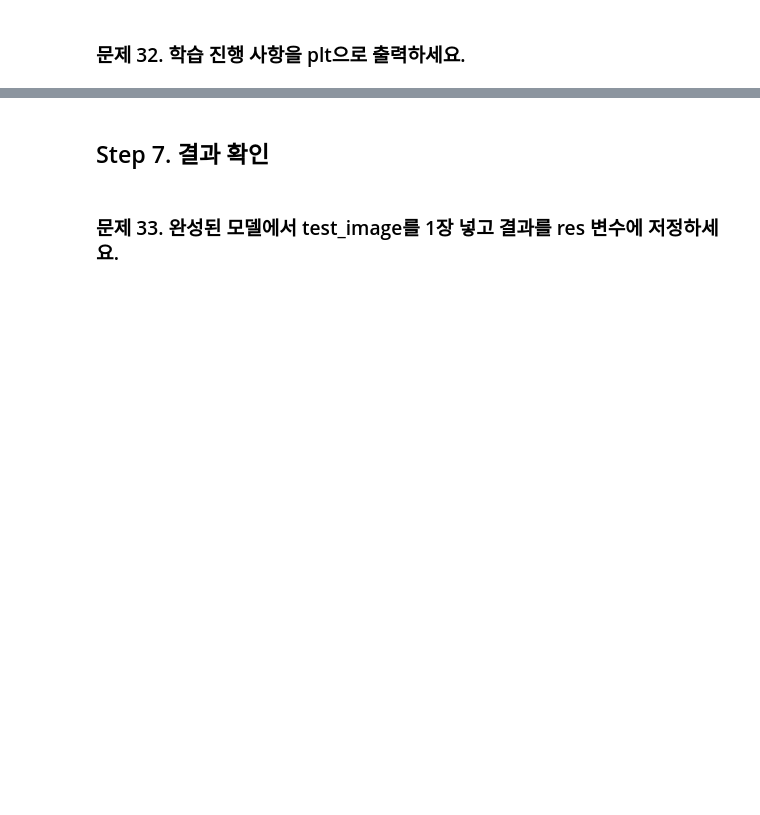
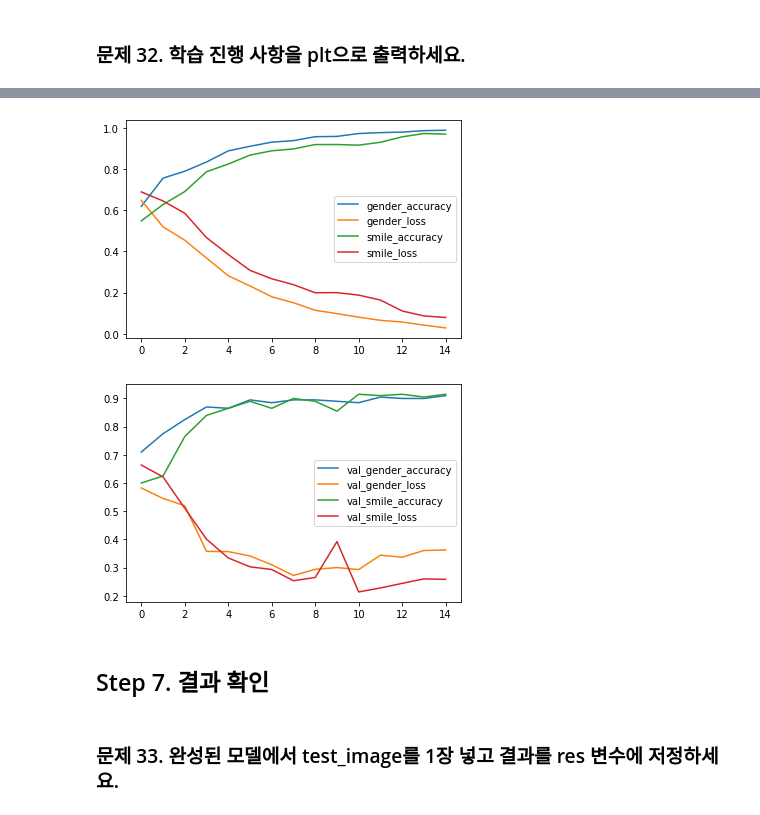
Before and after one commit to sonzwon/TIL_DL, a Jupyter notebook: [practice]Multi_Model_Classification.ipynb, the cells around one changed output, grey strips where cells are left out. Drawn from its saved outputs; the diff is of its cells as text; code cells hidden in the pictures; blank space fills up the shorter version.

```diff
--- a/[practice]Multi_Model_Classification.ipynb
+++ b/[practice]Multi_Model_Classification.ipynb
@@ -599,4 +555,29 @@ plt.show()
+# %%
+# input (배치, 72, 59, 3), output (배치, 2)을 처리할 수 있는 모양의 모델을 작성하세요.
+from tensorflow.keras.layers import Input, Conv2D, MaxPool2D, Flatten, Dense
+from tensorflow.keras.models import Model
+
+def multi_model():
+  inputs = Input(shape=(72,59,3))
+
+  l1 = Conv2D(32, 3, activation='relu')(inputs)
+  l2 = MaxPool2D(2)(l1)
+  l3 = Conv2D(64, 3, activation='relu')(l2)
+  l4 = MaxPool2D(2)(l3)
+  l5 = Conv2D(64, 3, activation='relu')(l4)
+  l6 = MaxPool2D(2)(l5)
+
+  l7 = Flatten()(l6)
+  latent_vector = Dense(64, activation='relu')(l7)
+
+  gender_outputs = Dense(2, activation='softmax')(latent_vector)
+  smile_outputs = Dense(2, activation='softmax')(latent_vector)
+
+  model = Model(inputs, [gender_outputs, smile_outputs])
+  return model
 # %% [markdown]
 ### 문제 29. 모델을 할당 받고 서머리를 출력해보세요.
 # %%
 # multi_model() 모델을 할당 받고 서머리를 출력하는 코드를 작성하세요.
+m_model = multi_model()
+m_model.summary()
@@ -604,7 +603,9 @@ plt.show()
 ### 문제 30. 만든 모델에 로스와 옵티마이저, 메트릭을 설정하세요.
 # %%
 # 만든 모델에 loss는 categorical_crossentropy, optimizer는 adam 매트릭은 accuracy으로 설정하는 코드를 작성하세요.
+m_model.compile(loss='categorical_crossentropy', optimizer='adam', metrics=['accuracy'])
 # %% [markdown]
 ### 문제 31. 만든 모델에 train_images를 학습시켜 보세요.
 # %%
 # train_images 학습시키고 15 epochs을 돌리고 그 진행 사항을 hist에 저장하는 코드를 작성하세요.
+model_hist = m_model.fit(x_train, [y_train_male, y_train_smile], validation_data=(x_test, [y_test_male, y_test_smile]), epochs=15, verbose=1)
@@ -615,3 +652,21 @@ plt.show()
+# %%
+# hist의 accuracy plt의 plot을 이용하여 출력하는 코드를 작성하세요.
+plt.plot(model_hist.history['dense_5_accuracy'], label='gender_accuracy')
+plt.plot(model_hist.history['dense_5_loss'], label='gender_loss')
+plt.plot(model_hist.history['dense_6_accuracy'], label='smile_accuracy')
+plt.plot(model_hist.history['dense_6_loss'], label='smile_loss')
+plt.legend()
+plt.show()
+
+plt.plot(model_hist.history['val_dense_5_accuracy'], label='val_gender_accuracy')
+plt.plot(model_hist.history['val_dense_5_loss'], label='val_gender_loss')
+plt.plot(model_hist.history['val_dense_6_accuracy'], label='val_smile_accuracy')
+plt.plot(model_hist.history['val_dense_6_loss'], label='val_smile_loss')
+plt.legend()
+plt.show()
+# %% [output]
+[figure, added]
+[figure, added]
 # %% [markdown]
 ## Step 7. 결과 확인
 # %% [markdown]
```
Also changed, not shown: parts of 48 cells of this notebook.
